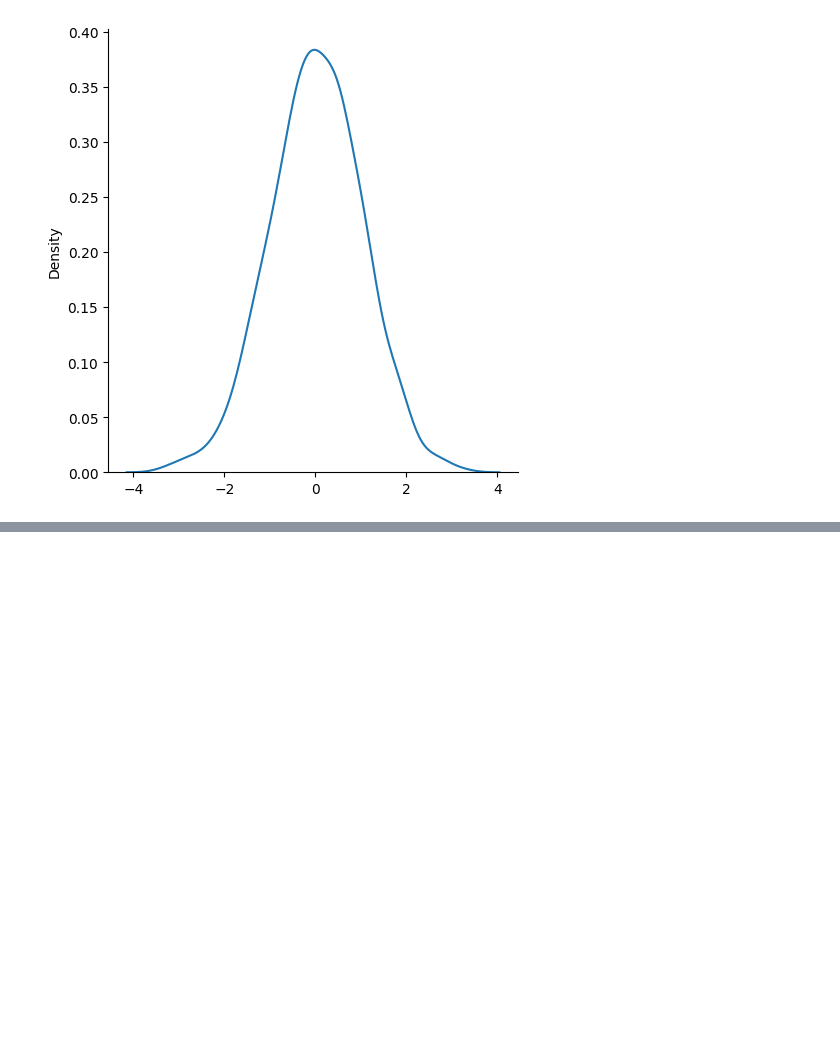
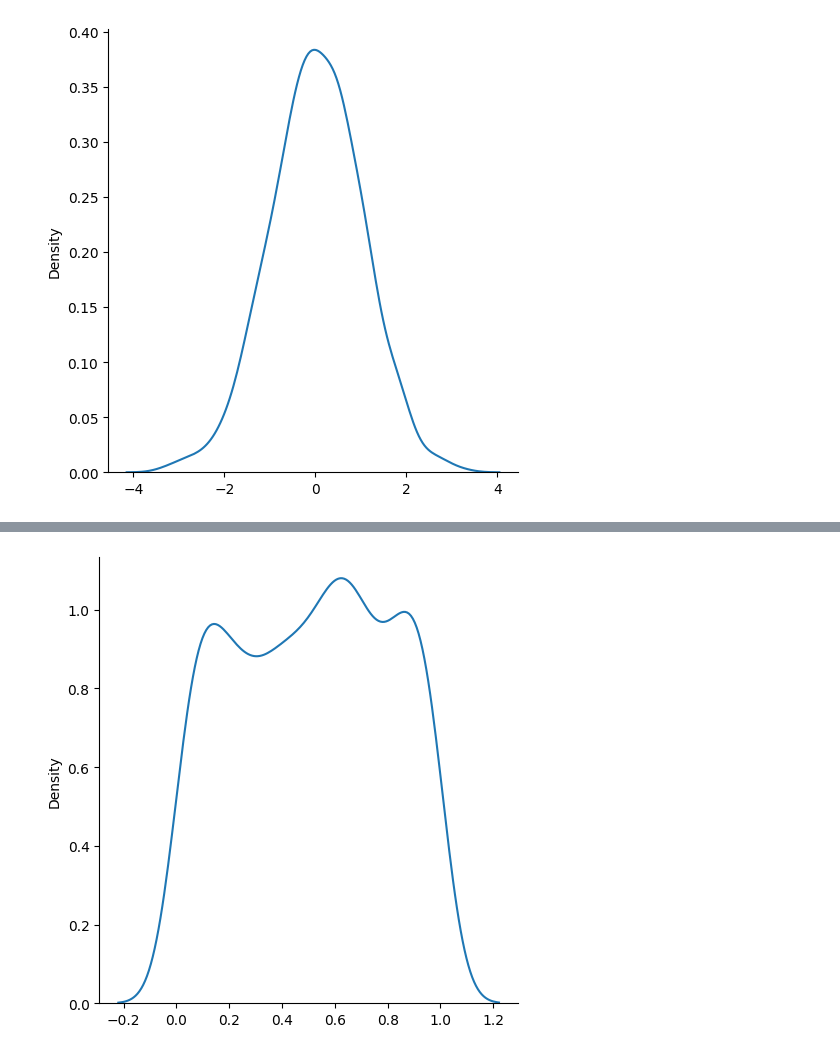
Before and after one commit to yulialee9732/Python-Notes, a Jupyter notebook: numPy/numPy_random.ipynb, the cells around one changed output, grey strips where cells are left out. Cells and saved outputs as stored; diff of their text form; code cells hidden in the pictures; blank space fills up the shorter version.

```diff
--- a/numPy/numPy_random.ipynb
+++ b/numPy/numPy_random.ipynb
@@ -120,0 +146,17 @@ plt.show()
+# %%
+# Uniform Distribution
+# Probability where every event has equal chances of happening
+# three parameters: low, high, size
+#       low - lower bound, defualt to 0.0
+#       high - higher bound, default to 1.0
+#       size - shape of the returned array
+
+from numpy import random
+import matplotlib.pyplot as plt
+import seaborn as sns
+
+sns.displot(random.uniform(size=1000), kind="kde")
+
+plt.show()
+# %% [output]
+[figure, added]
```
Also changed, not shown: parts of 7 cells of this notebook.
